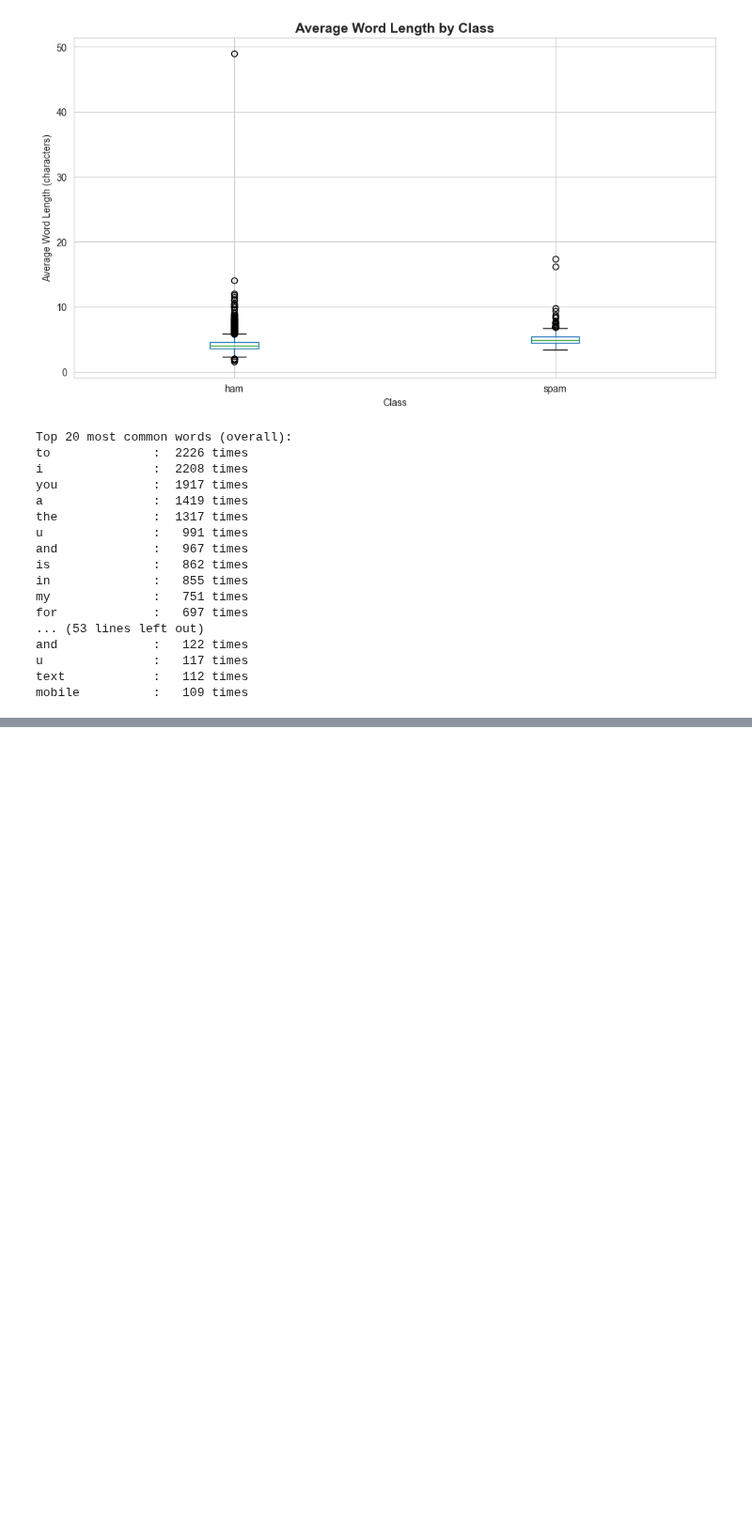
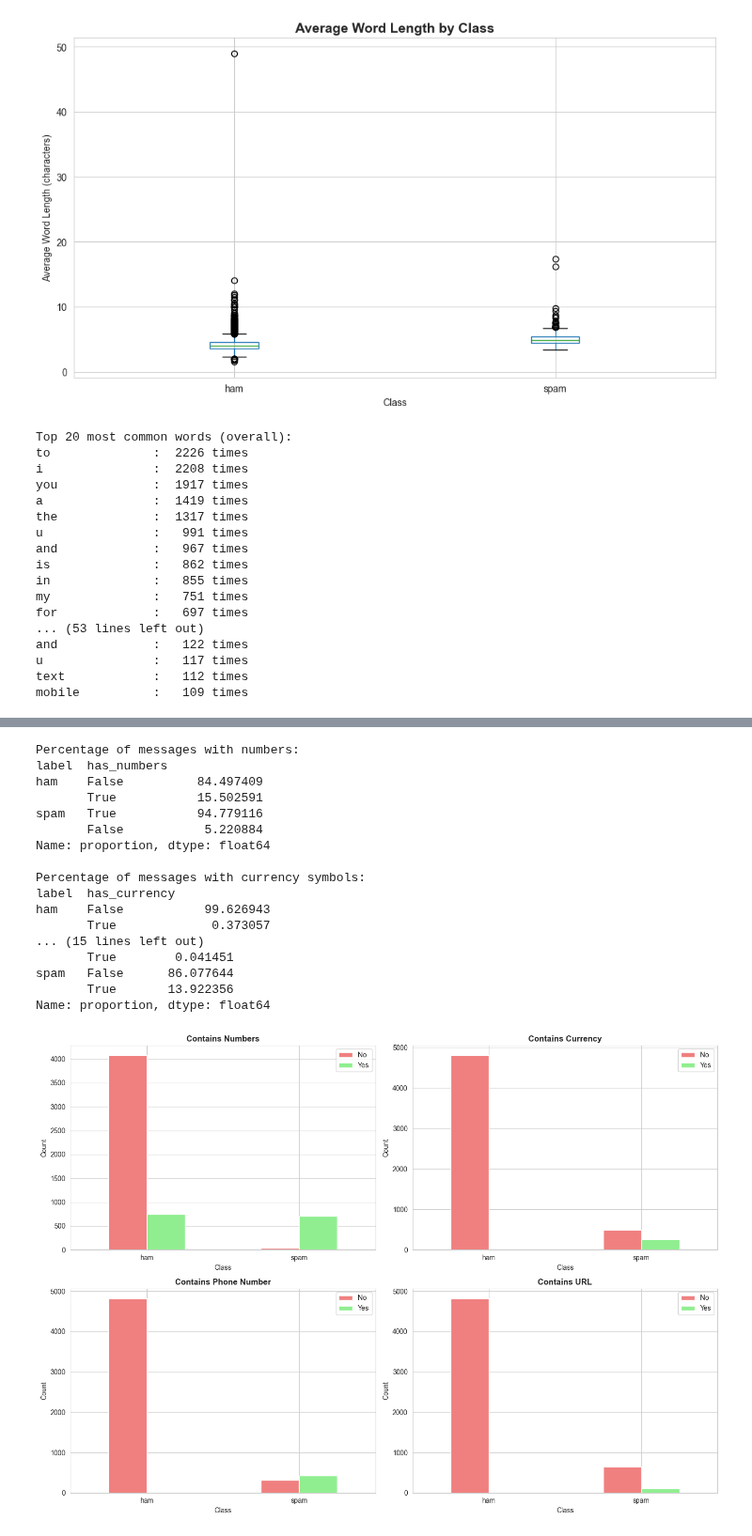
Before and after one commit to gnpthbalaji/ham_vs_spam_text_classification, a Jupyter notebook: notebooks/01_ham_spam_eda.ipynb, the cells around one changed output, grey strips where cells are left out. Shown at 94% size. Saved outputs shown, nothing was run; the diff lists cells and outputs as text; code cells hidden in the pictures; blank space fills up the shorter version.

```diff
--- a/notebooks/01_ham_spam_eda.ipynb
+++ b/notebooks/01_ham_spam_eda.ipynb
@@ -444,0 +572,61 @@ mobile          :   109 times
+# %%
+# Currency in messages
+
+# Detect patterns
+df['has_numbers'] = df['message'].apply(lambda x: bool(re.search(r'\d', x)))
+df['has_currency'] = df['message'].apply(lambda x: bool(re.search(r'[$£€¥₹]', x)))
+df['has_phone'] = df['message'].apply(lambda x: bool(re.search(r'\d{10}|\d{3}[-.\s]?\d{3}[-.\s]?\d{4}', x)))
+df['has_url'] = df['message'].apply(lambda x: bool(re.search(r'http[s]?://|www\.', x)))
+
+print("\nPercentage of messages with numbers:")
+print(df.groupby('label')['has_numbers'].value_counts(normalize=True) * 100)
+
+print("\nPercentage of messages with currency symbols:")
+print(df.groupby('label')['has_currency'].value_counts(normalize=True) * 100)
+
+print("\nPercentage of messages with phone numbers:")
+print(df.groupby('label')['has_phone'].value_counts(normalize=True) * 100)
+
+print("\nPercentage of messages with URLs:")
+print(df.groupby('label')['has_url'].value_counts(normalize=True) * 100)
+
+# Visualize
+fig, axes = plt.subplots(2, 2, figsize=(14, 10))
+
+for idx, (col, title) in enumerate([
+    ('has_numbers', 'Contains Numbers'),
+    ('has_currency', 'Contains Currency'),
+    ('has_phone', 'Contains Phone Number'),
+    ('has_url', 'Contains URL')
+]):
+    ax = axes[idx // 2, idx % 2]
+
+    data = df.groupby(['label', col]).size().unstack(fill_value=0)
+    data.plot(kind='bar', ax=ax, color=['lightcoral', 'lightgreen'])
+    ax.set_title(title, fontweight='bold')
+    ax.set_xlabel('Class')
+    ax.set_ylabel('Count')
+    ax.legend(['No', 'Yes'])
+    ax.set_xticklabels(ax.get_xticklabels(), rotation=0)
+
+plt.tight_layout()
+plt.show()
+# %% [output]
+Percentage of messages with numbers:
+label  has_numbers
+ham    False          84.497409
+       True           15.502591
+spam   True           94.779116
+       False           5.220884
+Name: proportion, dtype: float64
+
+Percentage of messages with currency symbols:
+label  has_currency
+ham    False           99.626943
+       True             0.373057
+... (15 lines left out)
+       True        0.041451
+spam   False      86.077644
+       True       13.922356
+Name: proportion, dtype: float64
+[figure, added]
```
Also changed, not shown: parts of 12 cells of this notebook, 2 other files.
